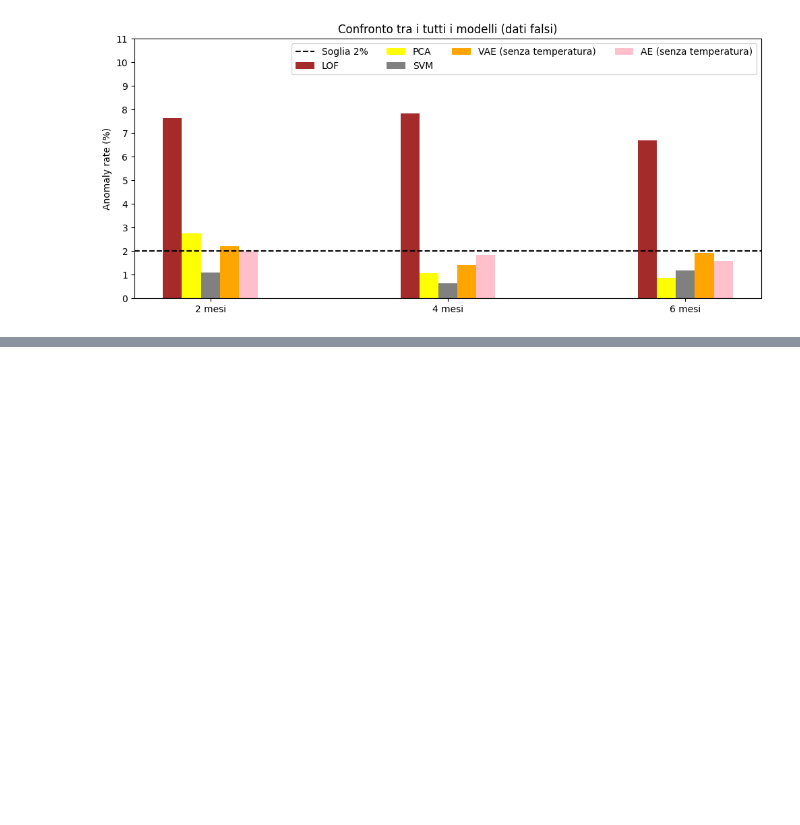
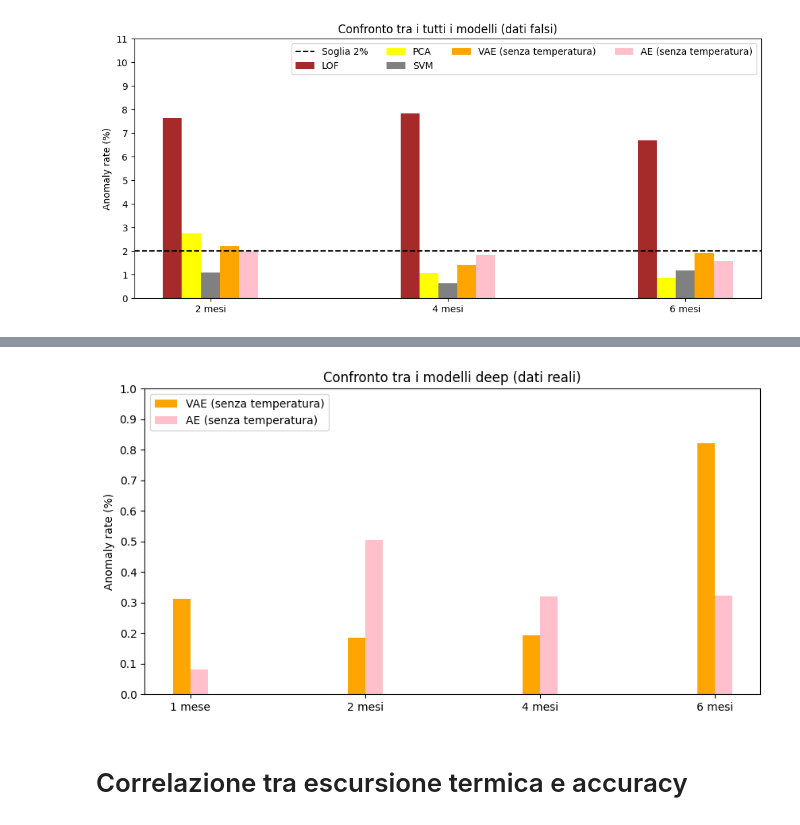
Before and after one commit to RickyF404/Tesi, a Jupyter notebook: Graphs.ipynb, the cells around one changed output, grey strips where cells are left out. Drawn from its saved outputs; the diff is of its cells as text; code cells hidden in the pictures; blank space fills up the shorter version.

Commit message:
Correlazione tra escursione termica e accuracy

```diff
--- a/Graphs.ipynb
+++ b/Graphs.ipynb
@@ -823,0 +826,15 @@ plt.show()
+# %%
+LOF_real_inc_v2 = pd.read_csv("/content/drive/MyDrive/real_inclinometri_LOF_v2.csv")
+LOF_fake_inc_v2 = pd.read_csv("/content/drive/MyDrive/fake_inclinometri_LOF_v2.csv")
+
+PCA_real_inc_v2 = pd.read_csv("/content/drive/MyDrive/real_inclinometri_PCA_v2.csv")
+PCA_fake_inc_v2 = pd.read_csv("/content/drive/MyDrive/fake_inclinometri_PCA_v2.csv")
+
+SVM_real_inc_v2 = pd.read_csv("/content/drive/MyDrive/real_inclinometri_SVM_v2.csv")
+SVM_fake_inc_v2 = pd.read_csv("/content/drive/MyDrive/fake_inclinometri_SVM_v2.csv")
+
+VAE_no_temp_real_inc_v2 = pd.read_csv("/content/drive/MyDrive/real_inclinometri_VAE_v2.csv")
+VAE_no_temp_fake_inc_v2 = pd.read_csv("/content/drive/MyDrive/fake_inclinometri_VAE_v2.csv")
+
+AE_no_temp_real_inc_v2 = pd.read_csv("/content/drive/MyDrive/real_inclinometri_AE_v2.csv")
+AE_no_temp_fake_inc_v2 = pd.read_csv("/content/drive/MyDrive/fake_inclinometri_AE_v2.csv")
@@ -823,0 +880,24 @@ plt.show()
+# %%
+real_mean_VAE_no_temp_inc_full_v2 = VAE_no_temp_real_inc_v2.groupby("window_size")["anomaly rate"].mean()
+real_mean_AE_no_temp_inc_full_v2 = AE_no_temp_real_inc_v2.groupby("window_size")["anomaly rate"].mean()
+# %%
+labels = ["1 mese", "2 mesi", "4 mesi", "6 mesi"]
+x = np.arange(len(labels))
+y = np.arange(0, 1.1, step=0.1)
+fig, ax = plt.subplots(figsize=(10, 5))
+w = 0.1
+ax.bar(x-w/2, real_mean_VAE_no_temp_inc_full_v2.values*100, width=w, color="orange", label="VAE (senza temperatura)")
+ax.bar(x+w/2, real_mean_AE_no_temp_inc_full_v2.values*100, width=w, color="pink", label="AE (senza temperatura)")
+
+# ax.axhline(2, color="black", linestyle="--", label="Soglia 2%")
+ax.set_xticks(x)
+ax.set_xticklabels(labels)
+ax.set_yticks(y)
+ax.set_ylabel("Anomaly rate (%)")
+plt.title("Confronto tra i modelli deep (dati reali)")
+plt.legend(loc="upper left")
+plt.show()
+# %% [output]
+[figure, added]
+# %% [markdown]
+# Correlazione tra escursione termica e accuracy
```
Also changed, not shown: parts of 18 cells of this notebook.
